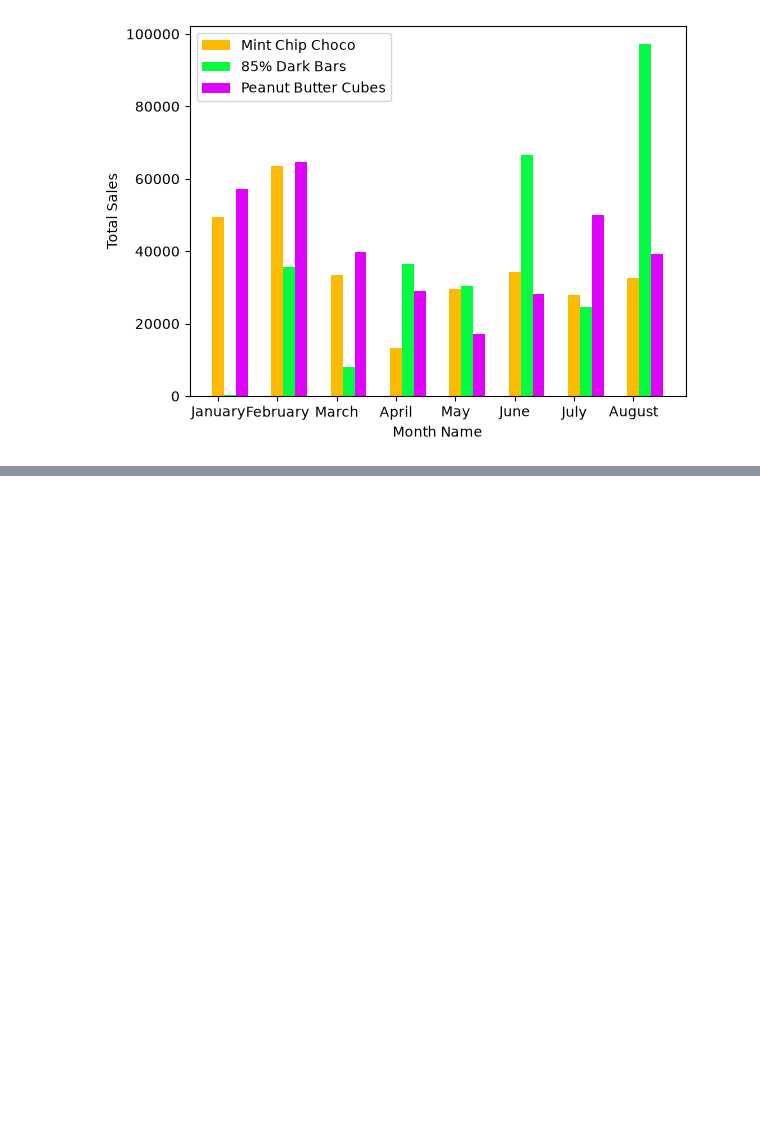
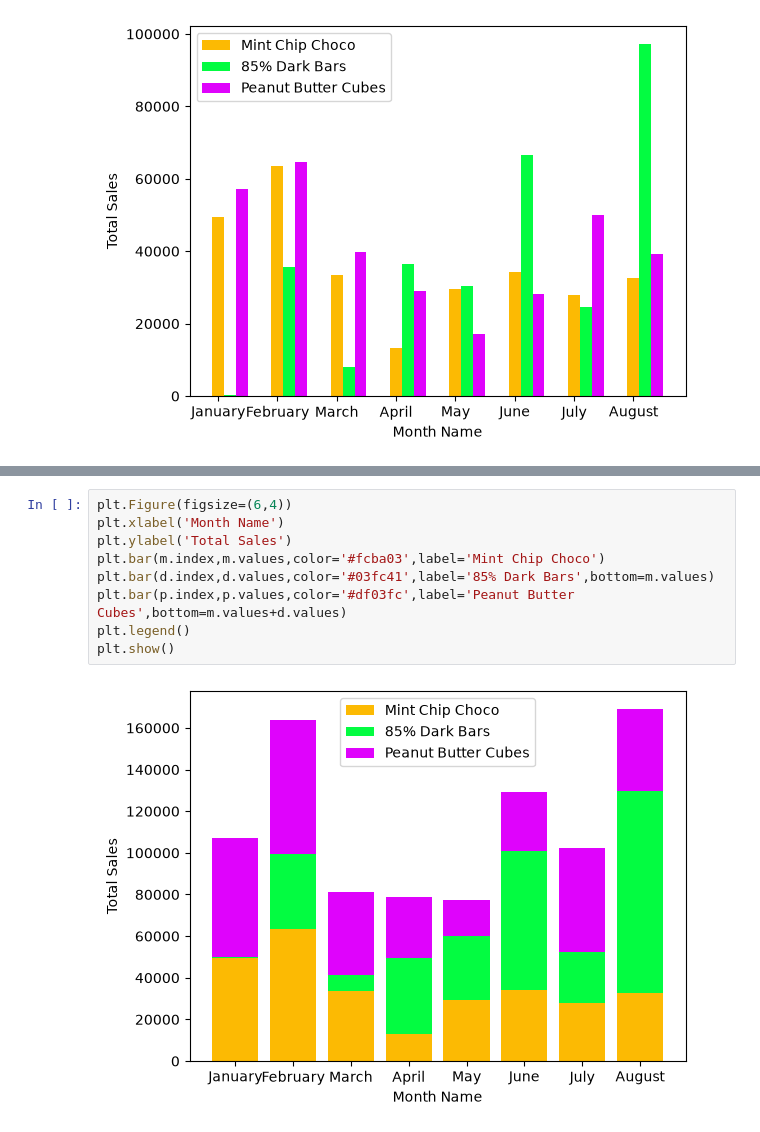
Before and after one commit to neelratanpatel/Python_programs, a Jupyter notebook: F_12_MATPLOTLIB/P_02_Getting_Started.ipynb, the cells around one changed output, grey strips where cells are left out. Cells and saved outputs as stored; diff of their text form; blank space fills up the shorter version.

```diff
--- a/F_12_MATPLOTLIB/P_02_Getting_Started.ipynb
+++ b/F_12_MATPLOTLIB/P_02_Getting_Started.ipynb
@@ -1282,0 +1292,11 @@ plt.show()
+# %%
+plt.Figure(figsize=(6,4))
+plt.xlabel('Month Name')
+plt.ylabel('Total Sales')
+plt.bar(m.index,m.values,color='#fcba03',label='Mint Chip Choco')
+plt.bar(d.index,d.values,color='#03fc41',label='85% Dark Bars',bottom=m.values)
+plt.bar(p.index,p.values,color='#df03fc',label='Peanut Butter Cubes',bottom=m.values+d.values)
+plt.legend()
+plt.show()
+# %% [output]
+[figure, added]
```
Also changed, not shown: parts of 39 cells of this notebook.
